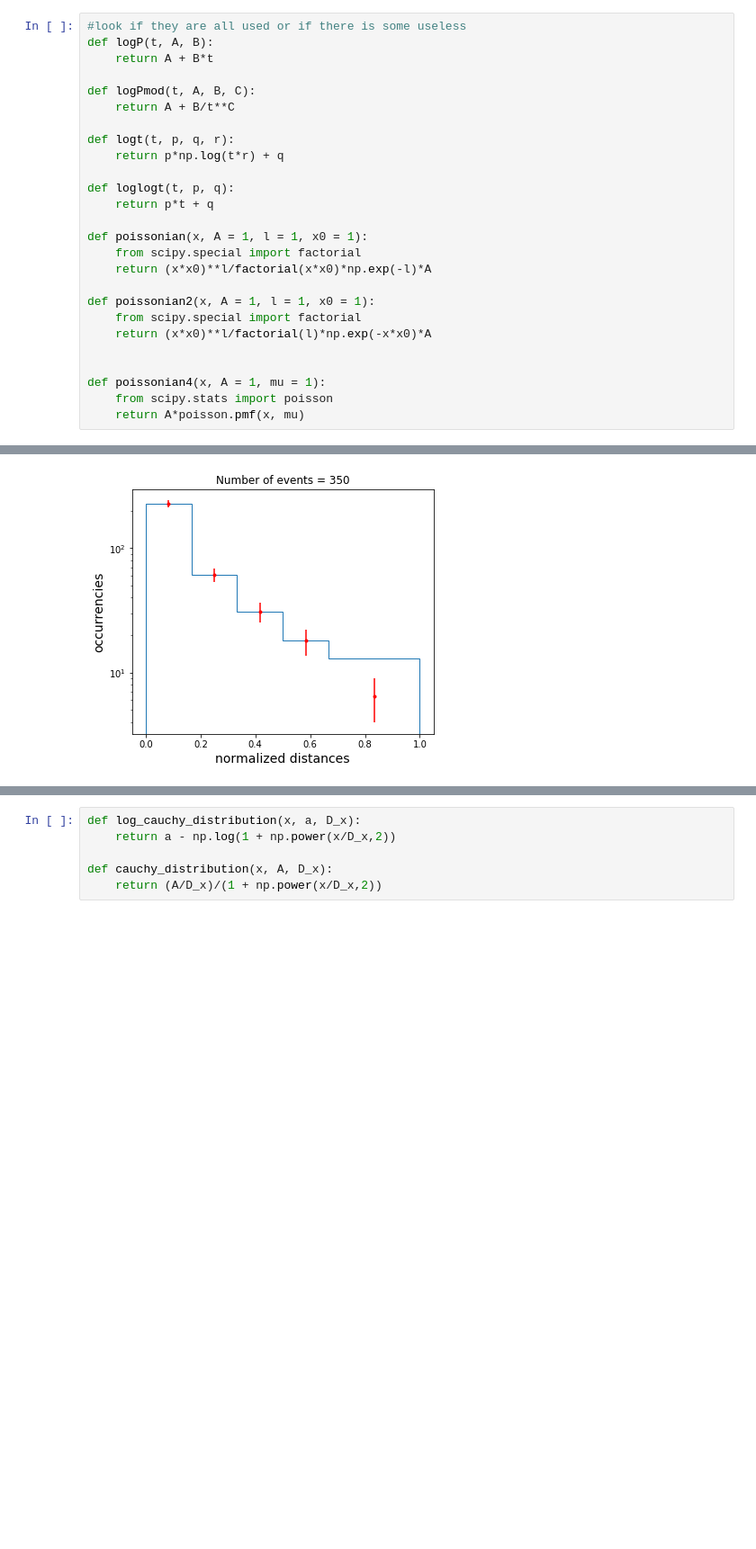
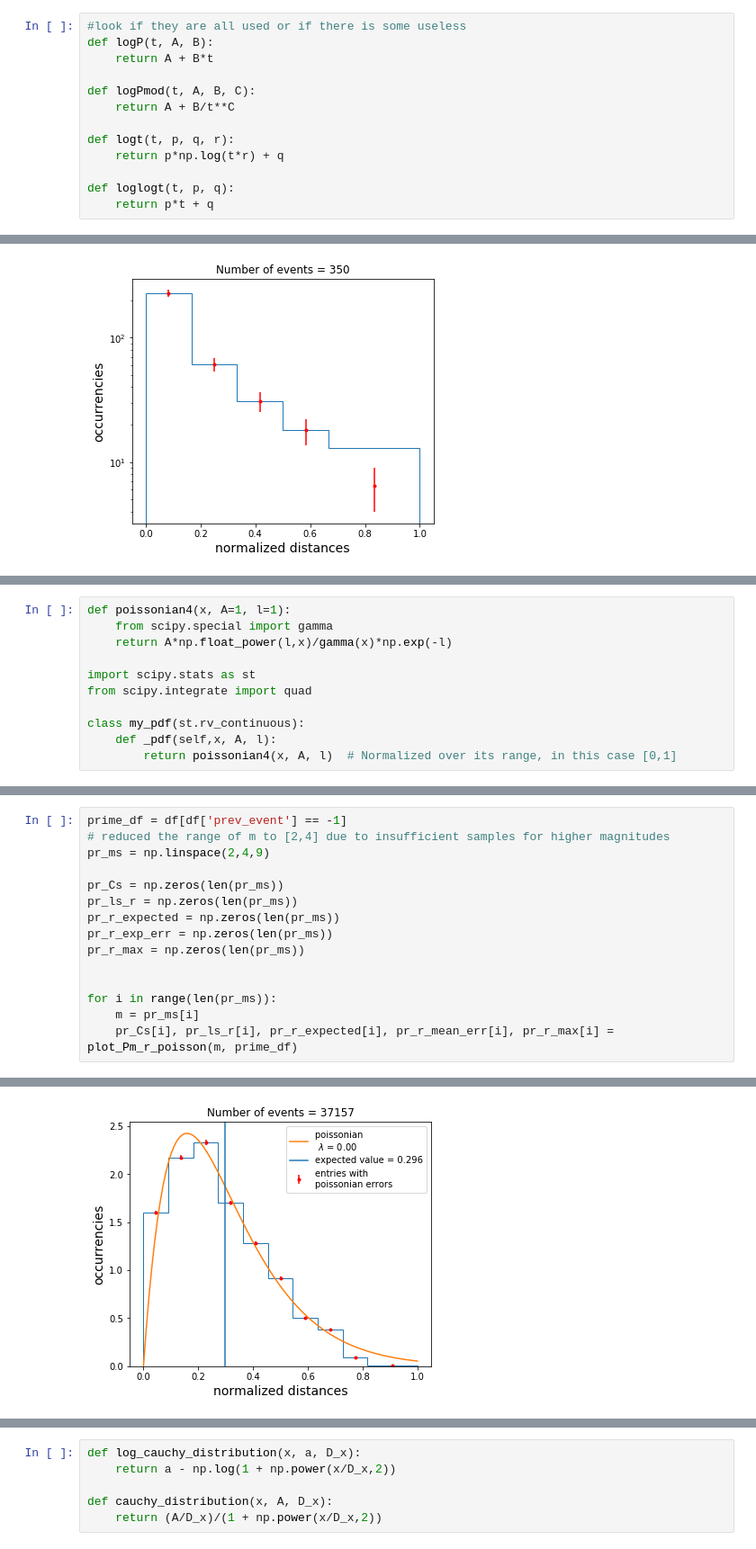
Before and after one commit to mango915/Earthquakes, a Jupyter notebook: nico.ipynb, the cells around one changed output, grey strips where cells are left out. Shown at 90% size. Drawn from its saved outputs; the diff is of its cells as text; blank space fills up the shorter version.

```diff
--- a/nico.ipynb
+++ b/nico.ipynb
@@ -414,16 +421,3 @@ def logt(t, p, q, r):
 
 def loglogt(t, p, q):
     return p*t + q
-
-def poissonian(x, A = 1, l = 1, x0 = 1):
-    from scipy.special import factorial
-    return (x*x0)**l/factorial(x*x0)*np.exp(-l)*A
-
-def poissonian2(x, A = 1, l = 1, x0 = 1):
-    from scipy.special import factorial
-    return (x*x0)**l/factorial(l)*np.exp(-x*x0)*A
-
-
-def poissonian4(x, A = 1, mu = 1):
-    from scipy.stats import poisson
-    return A*poisson.pmf(x, mu)
@@ -823,0 +800,11 @@ Then we also plotted the mean distance between two consequent events, that hasn'
+# %%
+def poissonian4(x, A=1, l=1):
+    from scipy.special import gamma
+    return A*np.float_power(l,x)/gamma(x)*np.exp(-l)
+
+import scipy.stats as st
+from scipy.integrate import quad
+
+class my_pdf(st.rv_continuous):
+    def _pdf(self,x, A, l):
+        return poissonian4(x, A, l)  # Normalized over its range, in this case [0,1]
@@ -823,0 +884,16 @@ Then we also plotted the mean distance between two consequent events, that hasn'
+# %%
+prime_df = df[df['prev_event'] == -1]
+# reduced the range of m to [2,4] due to insufficient samples for higher magnitudes
+pr_ms = np.linspace(2,4,9)
+
+pr_Cs = np.zeros(len(pr_ms))
+pr_ls_r = np.zeros(len(pr_ms))
+pr_r_expected = np.zeros(len(pr_ms))
+pr_r_exp_err = np.zeros(len(pr_ms))
+pr_r_max = np.zeros(len(pr_ms))
+
+
+for i in range(len(pr_ms)):
+    m = pr_ms[i]
+    pr_Cs[i], pr_ls_r[i], pr_r_expected[i], pr_r_mean_err[i], pr_r_max[i] = plot_Pm_r_poisson(m, prime_df)
+# %% [output]
@@ -823,0 +908 @@ Then we also plotted the mean distance between two consequent events, that hasn'
+[figure, added]
```
Also changed, not shown: parts of 28 cells of this notebook.
